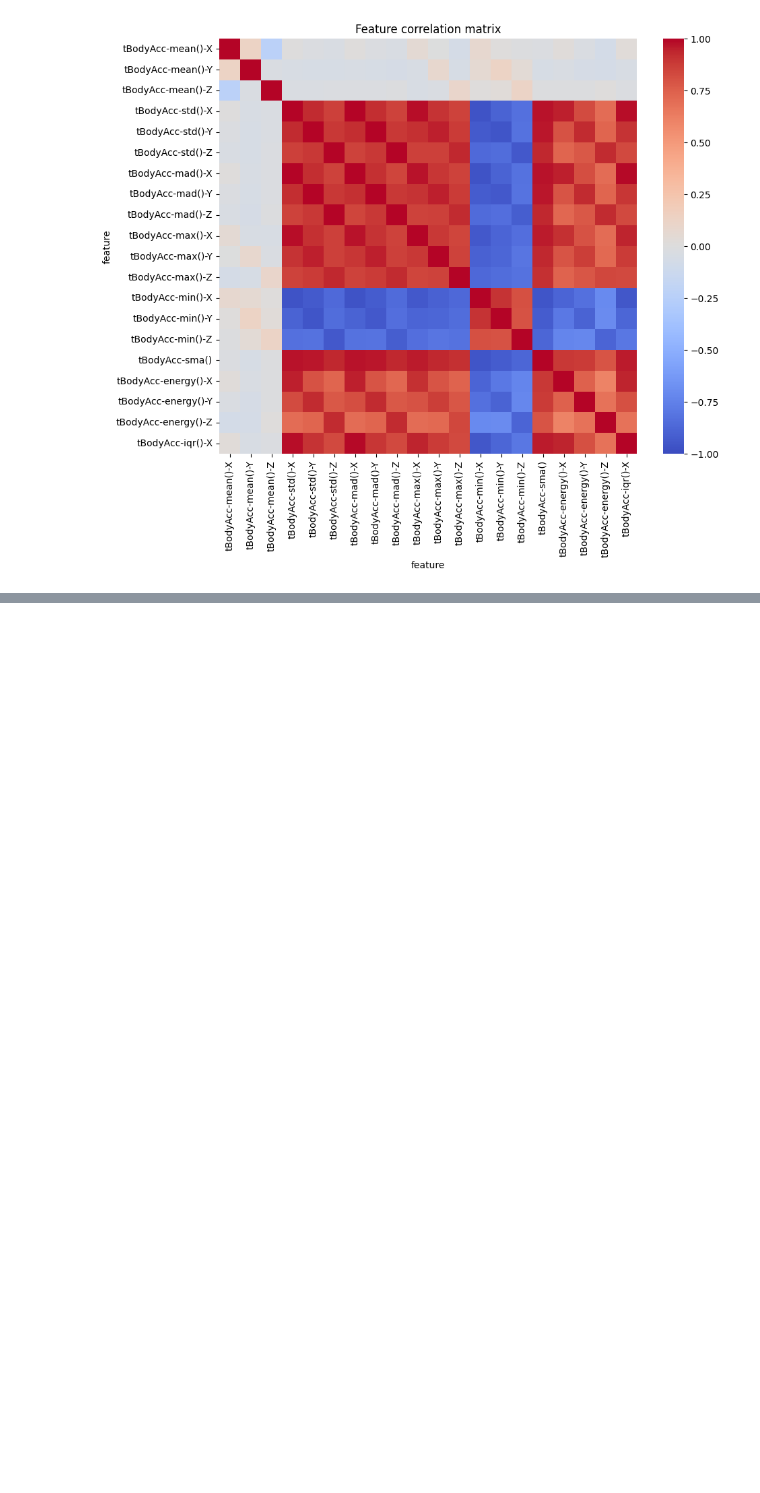
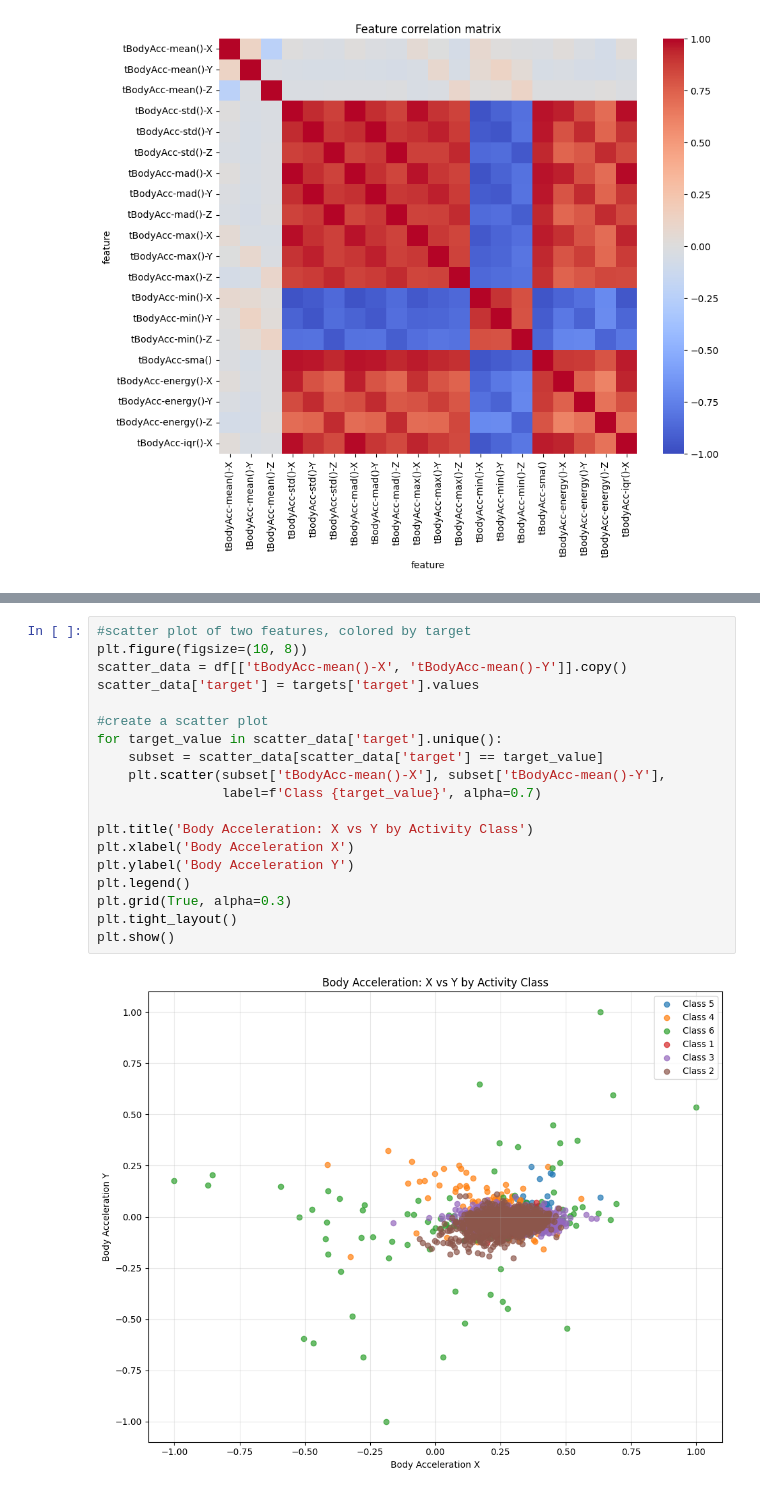
Before and after one commit to kkmm1234/UI_Project, a Jupyter notebook: UI_project_2025.ipynb, the cells around one changed output, grey strips where cells are left out. Drawn from its saved outputs; the diff is of its cells as text; blank space fills up the shorter version.

```diff
--- a/UI_project_2025.ipynb
+++ b/UI_project_2025.ipynb
@@ -126,0 +132,21 @@ plt.show()
+# %%
+#scatter plot of two features, colored by target
+plt.figure(figsize=(10, 8))
+scatter_data = df[['tBodyAcc-mean()-X', 'tBodyAcc-mean()-Y']].copy()
+scatter_data['target'] = targets['target'].values
+
+#create a scatter plot
+for target_value in scatter_data['target'].unique():
+    subset = scatter_data[scatter_data['target'] == target_value]
+    plt.scatter(subset['tBodyAcc-mean()-X'], subset['tBodyAcc-mean()-Y'],
+                label=f'Class {target_value}', alpha=0.7)
+
+plt.title('Body Acceleration: X vs Y by Activity Class')
+plt.xlabel('Body Acceleration X')
+plt.ylabel('Body Acceleration Y')
+plt.legend()
+plt.grid(True, alpha=0.3)
+plt.tight_layout()
+plt.show()
+# %% [output]
+[figure, added]
```
Also changed, not shown: parts of 22 cells of this notebook, 5 other files.
